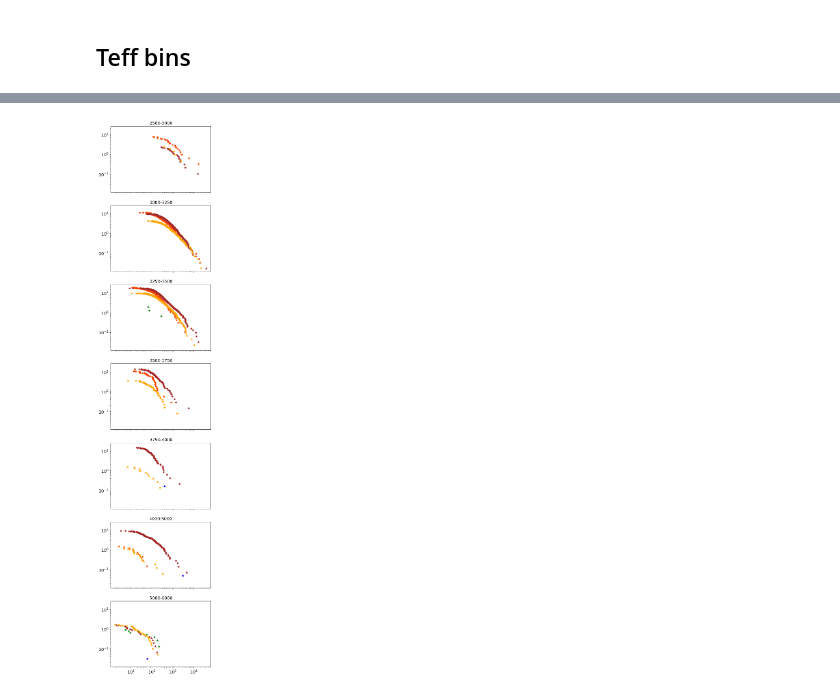
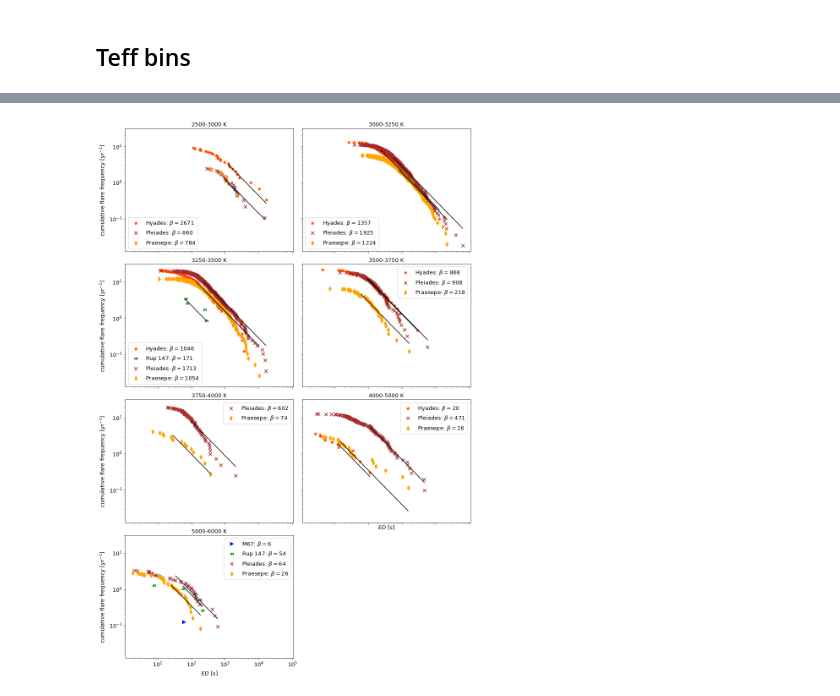
Before and after one commit to ekaterinailin/flares-in-clusters-with-k2-ii, a Jupyter notebook: VettingFlares/FFDs.ipynb, the cells around one changed output, grey strips where cells are left out. Cells and saved outputs as stored; diff of their text form; code cells hidden in the pictures.

Commit message:
Create FFDs, calculate times

```diff
--- a/VettingFlares/FFDs.ipynb
+++ b/VettingFlares/FFDs.ipynb
@@ -47,7 +43,7 @@ df.shape
 ## Full sample FFD
 # %%
 fig, ax =  plt.subplots(1, figsize=(8,6))
-ffd = FFD(f=df[df.ed_rec > 20.], tot_obs_time=tobs, ID="EPIC")
+ffd = FFD(f=df[hasflares], tot_obs_time=tobs, ID="EPIC")
 
 #---------- No correction ----------------
 ed, freq, counts = ffd.ed_and_freq(energy_correction=False,
@@ -61,17 +57,23 @@ ed, freq, counts = ffd.ed_and_freq(energy_correction=False,
                             recovery_probability_correction=False,
                              multiple_stars=True)
 
+#ax.scatter(ffd.ed, ffd.freq, marker="^", c="c", label="correcting for multiple stars in sample")
+
 cts = pd.Series(counts).value_counts()
 thresh = cts[cts==1].sort_index().index.min()
+
+ed, freq, counts = ffd.ed_and_freq(energy_correction=False,
+                            recovery_probability_correction=False,
+                             multiple_stars=False)
 
 ffd.count_ed = ffd.count_ed[np.where(ffd.count_ed>thresh)]
 ffd.ed = ed[np.where(ed>thresh)]
 ffd.freq = freq[np.where(ed>thresh)]
 
-# alpha, alpha_err = ffd.fit_powerlaw()
-# print(f"Fitted power law alpha={ffd.alpha}")
+alpha, alpha_err = ffd.fit_powerlaw()
+print(f"Fitted power law alpha={ffd.alpha}")
 
-ffd.alpha, ffd.alpha_err = 2., .2
+#ffd.alpha, ffd.alpha_err = 2., .2
 
 betas, beta, beta_err = ffd.fit_beta_to_powerlaw()
 print(f"Fitted power law beta={ffd.beta}")
@@ -80,8 +82,8 @@ ispowerlaw = ffd.is_powerlaw()
 truncated = ffd.is_powerlaw_truncated()
 
 
-ax.scatter(ffd.ed, ffd.freq, marker="^", c="c", label="correcting for multiple stars in sample")
-a, x, y = ffd.plot_powerlaw(ax, c="k", label=fr"$\alpha=-${ffd.alpha:.2f}, $\beta=${int(np.rint(ffd.beta))}")
+ax.scatter(ffd.ed, ffd.freq, marker="^", c="grey", label="all flaring stars contribute = above detection threshold")
+a, x, y = ffd.plot_powerlaw(ax, c="k", label=fr"$\alpha=-${ffd.alpha:.2f}({ffd.alpha_err:.2f}), $\beta=${int(np.rint(ffd.beta))}")
 
 plt.xscale("log")
 plt.yscale("log")
@@ -140,38 +137,89 @@ bins_T = pd.cut(df["Teff_median"],
                 bins=[2500,3000,3250,3500,3750,4000,5000,6000],
                 labels=labels)
 ccol = dict(zip(['pleiades',"hyades","praesepe","ngc6774","ngc2682"],
-                ["brown","orangered","orange","green","blue"]))
-fig, axes = plt.subplots(nrows=7,ncols=1,figsize=(5.5,30.5), sharex=True, sharey=True, squeeze=True)
+                [["Pleiades","brown","x",135,25,25],
+                 ["Hyades","orangered","*",690,160,100],
+                 ["Praesepe","orange","d",750,3,7],
+                 ["Rup 147", "green",r"$m$",2650,380,380],
+                 ["M67","blue",">",3639,17,17]]))
+
+resed = {}
+
+fig, axes = plt.subplots(nrows=4,ncols=2,figsize=(12.5,18.5), sharex=True, sharey=True, squeeze=True)
 k = 0
+axes = [l for x in axes for l in x]
 for i, g in df.groupby(bins_T):
+    resed[i]={}
     for j, h in g.groupby("cluster"):
-        print(i,j)
-        print(h.shape)
+
+       # print(i,j)
+       # print(h.shape)
         tobs = T[(T.Teff_median == i) & (T.cluster == j)].LC_time_years.values[0]
-        h = h[(h.real != -1) & (h.real != 0) & (h.note.isnull())]
+        h = h[(h.real == 1)]
         if h.shape[0] == 0:
             continue
         else:
             ffd = FFD(f=h, tot_obs_time=tobs, ID="EPIC")
 
-            #---------- No correction ----------------
+            #---------- get thershold
+
+            ed, freq, counts = ffd.ed_and_freq(energy_correction=False,
+                                        recovery_probability_correction=False,
+                                         multiple_stars=True)
+
+            cts = pd.Series(counts).value_counts()
+            thresh = cts[cts==1].sort_index().index.min()
+
+            # ----------- use threshold
+
             ed, freq, counts = ffd.ed_and_freq(energy_correction=False,
                                         recovery_probability_correction=False,
                                          multiple_stars=False)
-            axes[k].scatter(ed, freq, c=ccol[j], marker="*", label="no correction")
 
+            ffd.count_ed = ffd.count_ed[np.where(ffd.count_ed>=thresh)]
+            ffd.ed = ed[np.where(ed>=thresh)]
+            ffd.freq = freq[np.where(ed>=thresh)]
 
-            #---------- multiple stars
+            ffd.alpha, ffd.alpha_err = alpha, alpha_err
+
+            betas, beta, beta_err = ffd.fit_beta_to_powerlaw()
+           # print(f"Fitted power law beta={ffd.beta}")
+            if j == "ngc2682":
+                E, y = ffd.ed[0], ffd.freq[0]
+                ffd.beta = y * np.power(E, ffd.alpha-1)
+                a, x, y = ffd.plot_powerlaw(axes[k], c="k",)
+
+            else:
+                a, x, y = ffd.plot_powerlaw(axes[k], c="k",)
+
+            resed[i][ccol[j][0]]={"beta":ffd.beta,
+                                "beta_err":ffd.beta_err,
+                                "nflares":len(ed),
+                                "age":ccol[j][3],
+                                "age_uperr":ccol[j][4],
+                                "age_lowerr":ccol[j][5]
+                                }
+
             ed, freq, counts = ffd.ed_and_freq(energy_correction=False,
                                         recovery_probability_correction=False,
-                                         multiple_stars=True)
-            #axes[k].scatter(ffd.ed, ffd.freq, marker="^", c=ccol[j], label="correcting for multiple stars in sample")
+                                         multiple_stars=False)
+
+            axes[k].scatter(ed, freq, c=ccol[j][1], marker=ccol[j][2], s=60,
+                           label=fr"{ccol[j][0]}: $\beta=${int(np.rint(ffd.beta))}")
 
             axes[k].set_xscale('log')
             axes[k].set_yscale('log')
-            #axes[k].set_ylim(.04, 1e3)
-            #axes[k].set_xlim(4, 1e4)
-            axes[k].set_title(i)
-            #axes[k].legend()
+            axes[k].set_title(f"{i} K")
+            axes[k].legend()
+
+
+
     k += 1
+axes[-1].axis('off')
+for i in [0,2,4,6]:
+    axes[i].set_ylabel(r"cumulative flare frequency [yr$^{-1}$]")
+for i in [5,6]:
+    axes[i].set_xlabel(r"$ED$ [s]")
+plt.tight_layout()
+plt.savefig(f"plots/{tstamp}_SpT_wise_sample_ffd_ED.png", dpi=300)
 # %% [output]
@@ -195 +226 @@ Setting frequency adjusted count values with new values, size 469.
-[figure, old version]
+[figure, new version]
```
Also changed, not shown: parts of 20 cells of this notebook, 4 other files.
